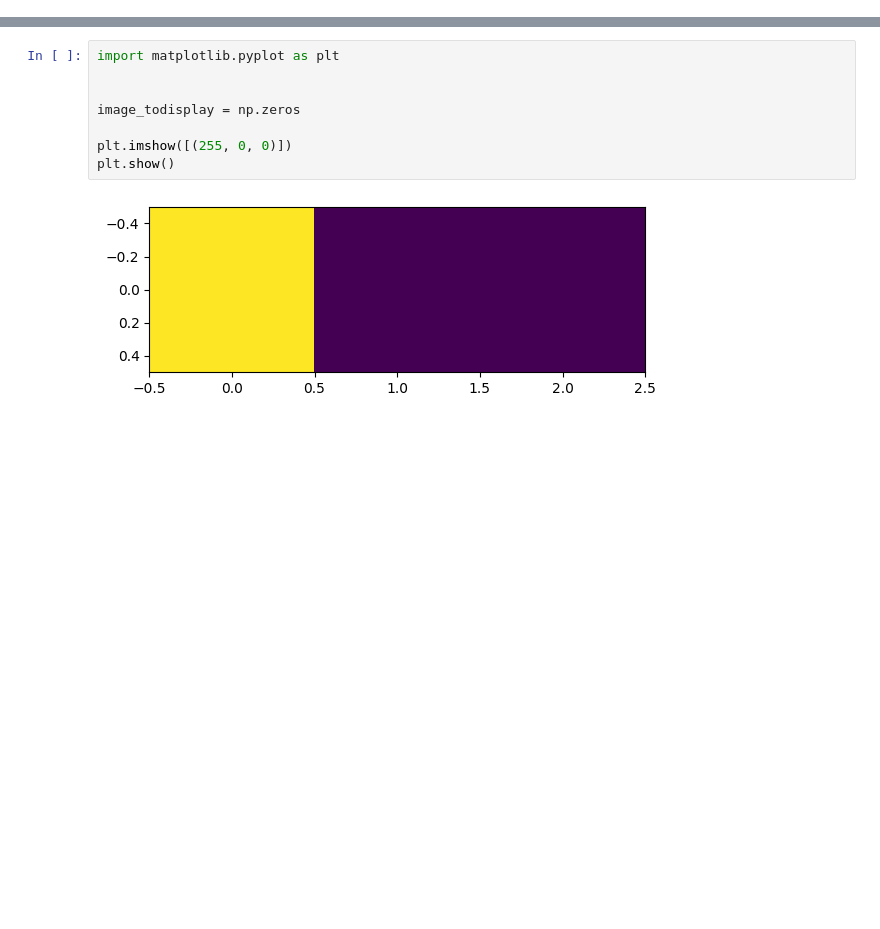
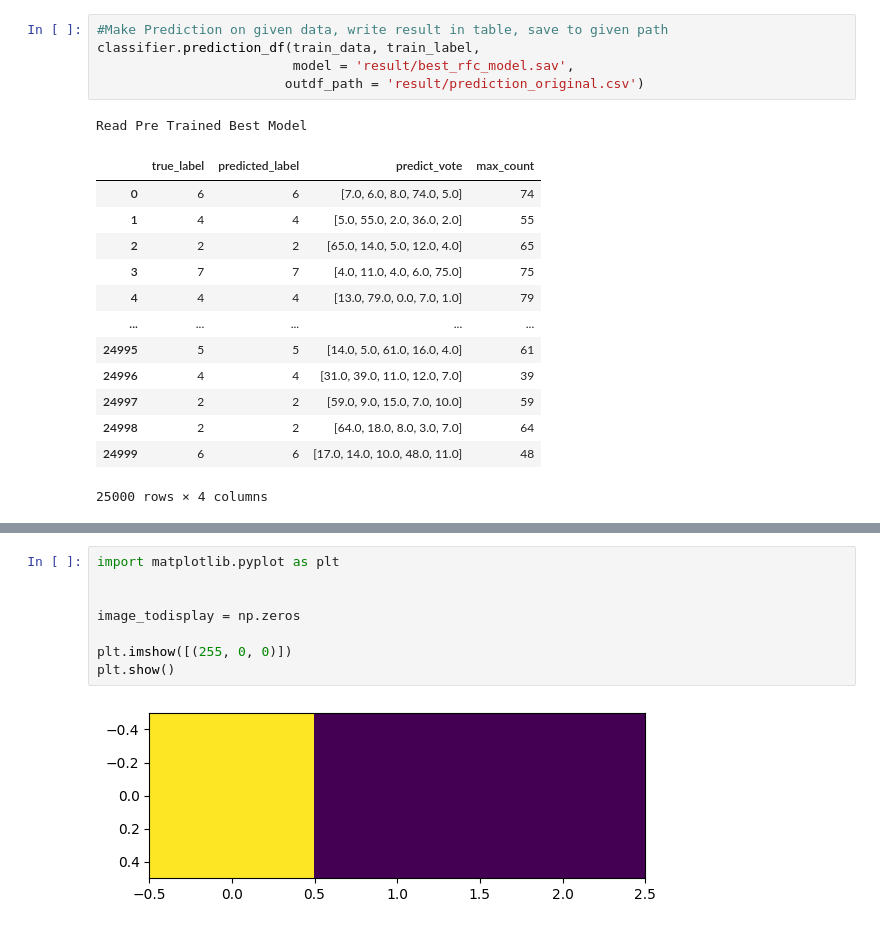
Before and after one commit to BillChen24/DSC180A-Project1, a Jupyter notebook: experiment.ipynb, the cells around one changed output, grey strips where cells are left out. Drawn from its saved outputs; the diff is of its cells as text; blank space fills up the shorter version.

Commit message:
update classifier

```diff
--- a/experiment.ipynb
+++ b/experiment.ipynb
@@ -75,0 +115,20 @@ array([6, 8, 8, ..., 3, 5, 7], dtype=int32)
+# %%
+#Make Prediction on given data, write result in table, save to given path
+classifier.prediction_df(train_data, train_label,
+                         model = 'result/best_rfc_model.sav',
+                        outdf_path = 'result/prediction_original.csv')
+# %% [output]
+Read Pre Trained Best Model
+|  | true_label | predicted_label | predict_vote | max_count |
+| 0 | 6 | 6 | [7.0, 6.0, 8.0, 74.0, 5.0] | 74 |
+| 1 | 4 | 4 | [5.0, 55.0, 2.0, 36.0, 2.0] | 55 |
+| 2 | 2 | 2 | [65.0, 14.0, 5.0, 12.0, 4.0] | 65 |
+| 3 | 7 | 7 | [4.0, 11.0, 4.0, 6.0, 75.0] | 75 |
+| 4 | 4 | 4 | [13.0, 79.0, 0.0, 7.0, 1.0] | 79 |
+| ... | ... | ... | ... | ... |
+| 24995 | 5 | 5 | [14.0, 5.0, 61.0, 16.0, 4.0] | 61 |
+| 24996 | 4 | 4 | [31.0, 39.0, 11.0, 12.0, 7.0] | 39 |
+| 24997 | 2 | 2 | [59.0, 9.0, 15.0, 7.0, 10.0] | 59 |
+| 24998 | 2 | 2 | [64.0, 18.0, 8.0, 3.0, 7.0] | 64 |
+| 24999 | 6 | 6 | [17.0, 14.0, 10.0, 48.0, 11.0] | 48 |
+25000 rows × 4 columns
```
Also changed, not shown: parts of 33 cells of this notebook, 2 other files.
